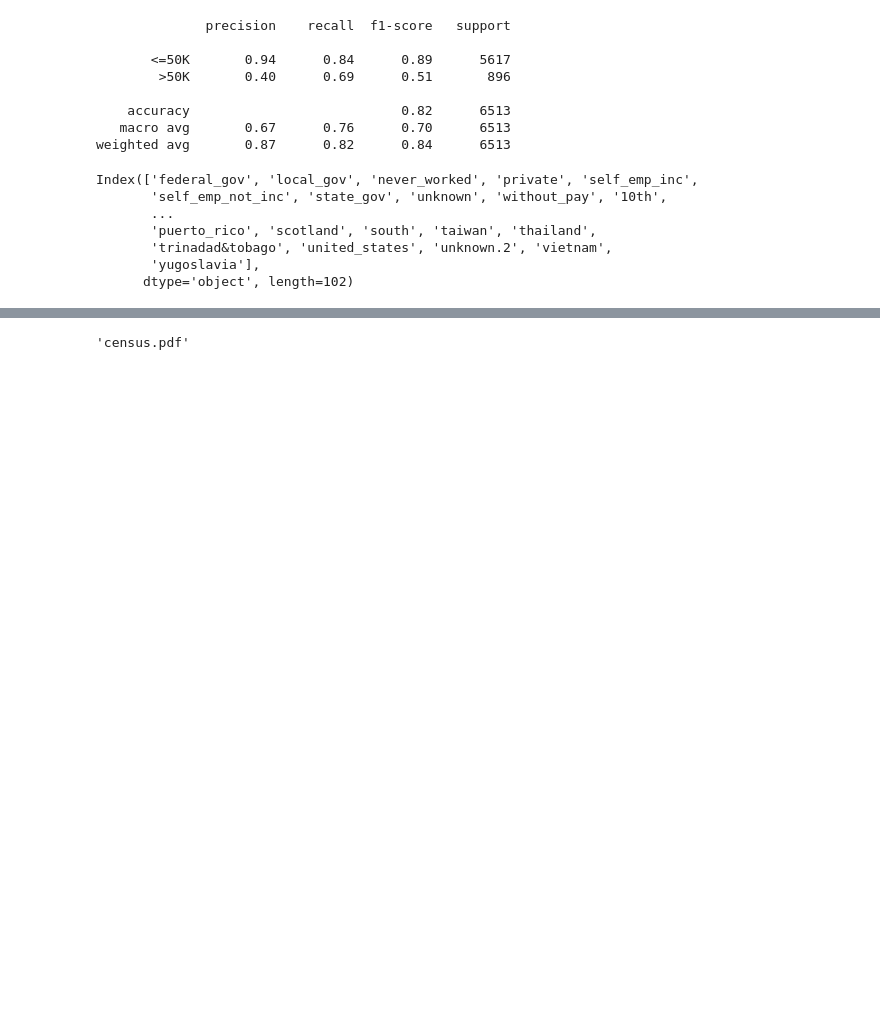
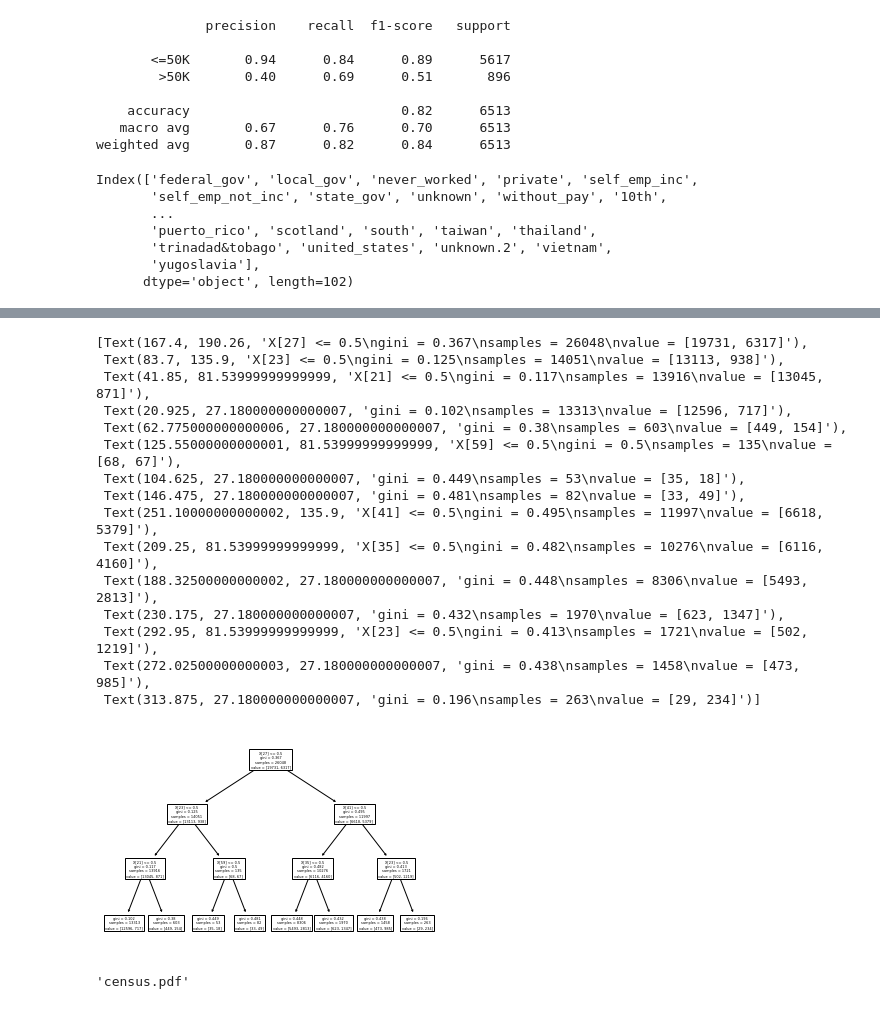
Before and after one commit to r2klabs/MachineLearningExamples, a Jupyter notebook: DecisionTree.ipynb, the cells around one changed output, grey strips where cells are left out. Drawn from its saved outputs; the diff is of its cells as text; code cells hidden in the pictures; blank space fills up the shorter version.

```diff
--- a/DecisionTree.ipynb
+++ b/DecisionTree.ipynb
@@ -105 +153,20 @@ r = export_text(clf)
+# %%
+tree.plot_tree(clf)
+# %% [output]
+[Text(167.4, 190.26, 'X[27] <= 0.5\ngini = 0.367\nsamples = 26048\nvalue = [19731, 6317]'),
+ Text(83.7, 135.9, 'X[23] <= 0.5\ngini = 0.125\nsamples = 14051\nvalue = [13113, 938]'),
+ Text(41.85, 81.53999999999999, 'X[21] <= 0.5\ngini = 0.117\nsamples = 13916\nvalue = [13045, 871]'),
+ Text(20.925, 27.180000000000007, 'gini = 0.102\nsamples = 13313\nvalue = [12596, 717]'),
+ Text(62.775000000000006, 27.180000000000007, 'gini = 0.38\nsamples = 603\nvalue = [449, 154]'),
+ Text(125.55000000000001, 81.53999999999999, 'X[59] <= 0.5\ngini = 0.5\nsamples = 135\nvalue = [68, 67]'),
+ Text(104.625, 27.180000000000007, 'gini = 0.449\nsamples = 53\nvalue = [35, 18]'),
+ Text(146.475, 27.180000000000007, 'gini = 0.481\nsamples = 82\nvalue = [33, 49]'),
+ Text(251.10000000000002, 135.9, 'X[41] <= 0.5\ngini = 0.495\nsamples = 11997\nvalue = [6618, 5379]'),
+ Text(209.25, 81.53999999999999, 'X[35] <= 0.5\ngini = 0.482\nsamples = 10276\nvalue = [6116, 4160]'),
+ Text(188.32500000000002, 27.180000000000007, 'gini = 0.448\nsamples = 8306\nvalue = [5493, 2813]'),
+ Text(230.175, 27.180000000000007, 'gini = 0.432\nsamples = 1970\nvalue = [623, 1347]'),
+ Text(292.95, 81.53999999999999, 'X[23] <= 0.5\ngini = 0.413\nsamples = 1721\nvalue = [502, 1219]'),
+ Text(272.02500000000003, 27.180000000000007, 'gini = 0.438\nsamples = 1458\nvalue = [473, 985]'),
+ Text(313.875, 27.180000000000007, 'gini = 0.196\nsamples = 263\nvalue = [29, 234]')]
+[figure, added]
 # %%
```
Also changed, not shown: parts of 12 cells of this notebook, 1 other file.
